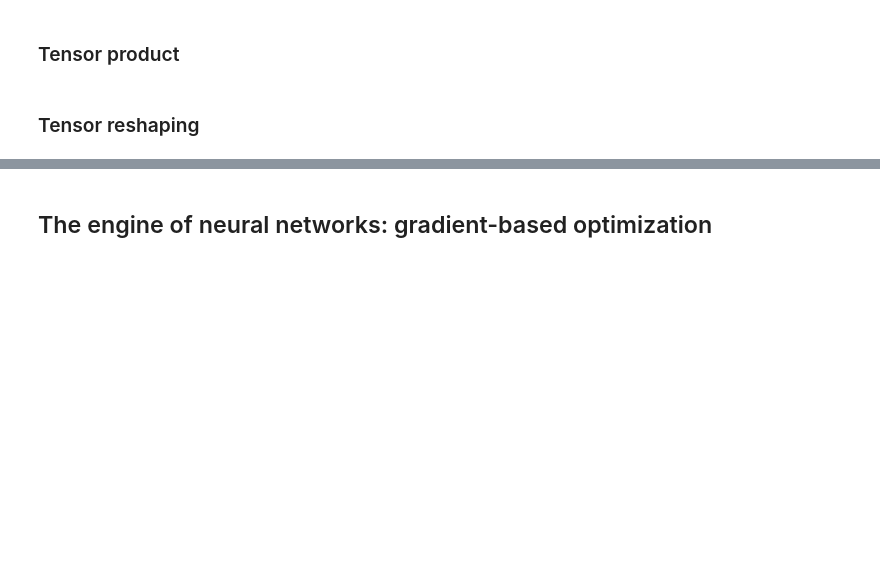
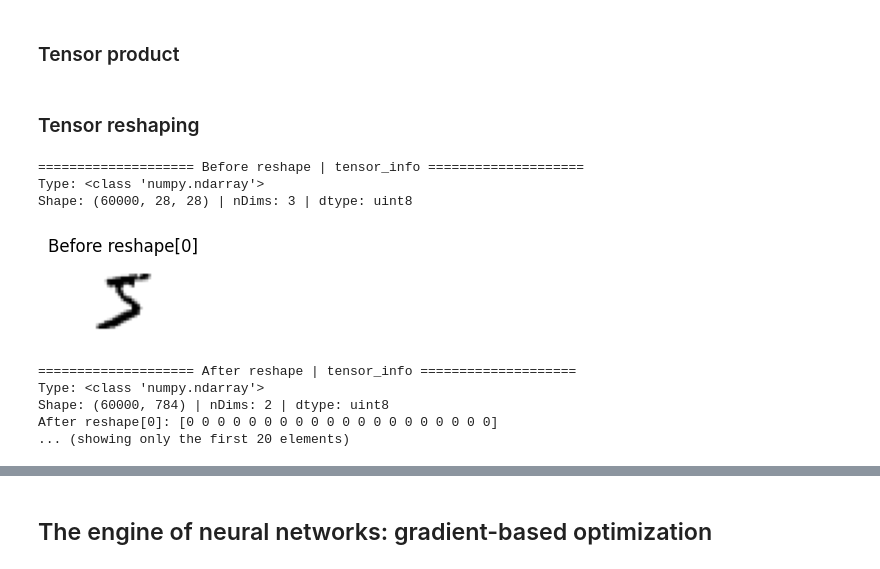
Before and after one commit to alemalvarez/dl-with-python-pytorch, a Jupyter notebook: chapter02_mathematical-building-blocks.ipynb, the cells around one changed output, grey strips where cells are left out. Cells and saved outputs as stored; diff of their text form; code cells hidden in the pictures; blank space fills up the shorter version.

```diff
--- a/chapter02_mathematical-building-blocks.ipynb
+++ b/chapter02_mathematical-building-blocks.ipynb
@@ -703,8 +751,22 @@ def naive_matrix_dot(x, y):
     return z
 # %% [markdown]
 ### Tensor reshaping
-# %%
-train_images = train_images.reshape((60000, 28 * 28))
+# %%
+utils.tensor_info(train_images, "Before reshape")
+train_images_reshaped = train_images.reshape((60000, 28 * 28))
+utils.tensor_info(train_images_reshaped, "After reshape", image=False)
+# The previous one only displays the first image. I could do the same but it doesn't make a lot of sense
+# as the images are now mono-dimensional. This image would be 60000*784, each digit being one row.
+# %% [output]
+==================== Before reshape | tensor_info ====================
+Type: <class 'numpy.ndarray'>
+Shape: (60000, 28, 28) | nDims: 3 | dtype: uint8
+[figure, added]
+==================== After reshape | tensor_info ====================
+Type: <class 'numpy.ndarray'>
+Shape: (60000, 784) | nDims: 2 | dtype: uint8
+After reshape[0]: [0 0 0 0 0 0 0 0 0 0 0 0 0 0 0 0 0 0 0 0]
+... (showing only the first 20 elements)
 # %%
 x = np.array([[0., 1.],
              [2., 3.],
```
Also changed, not shown: parts of 37 cells of this notebook, 1 other file.
